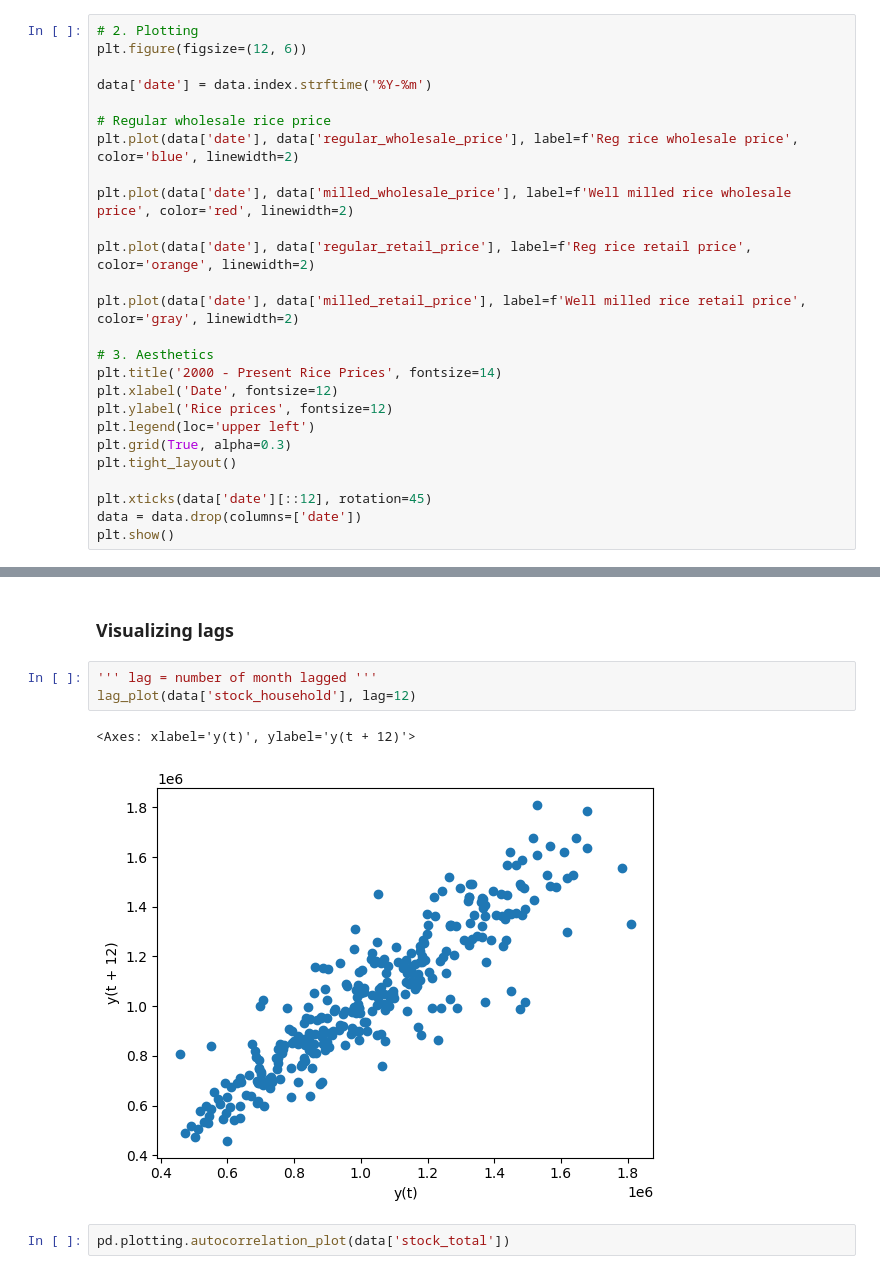
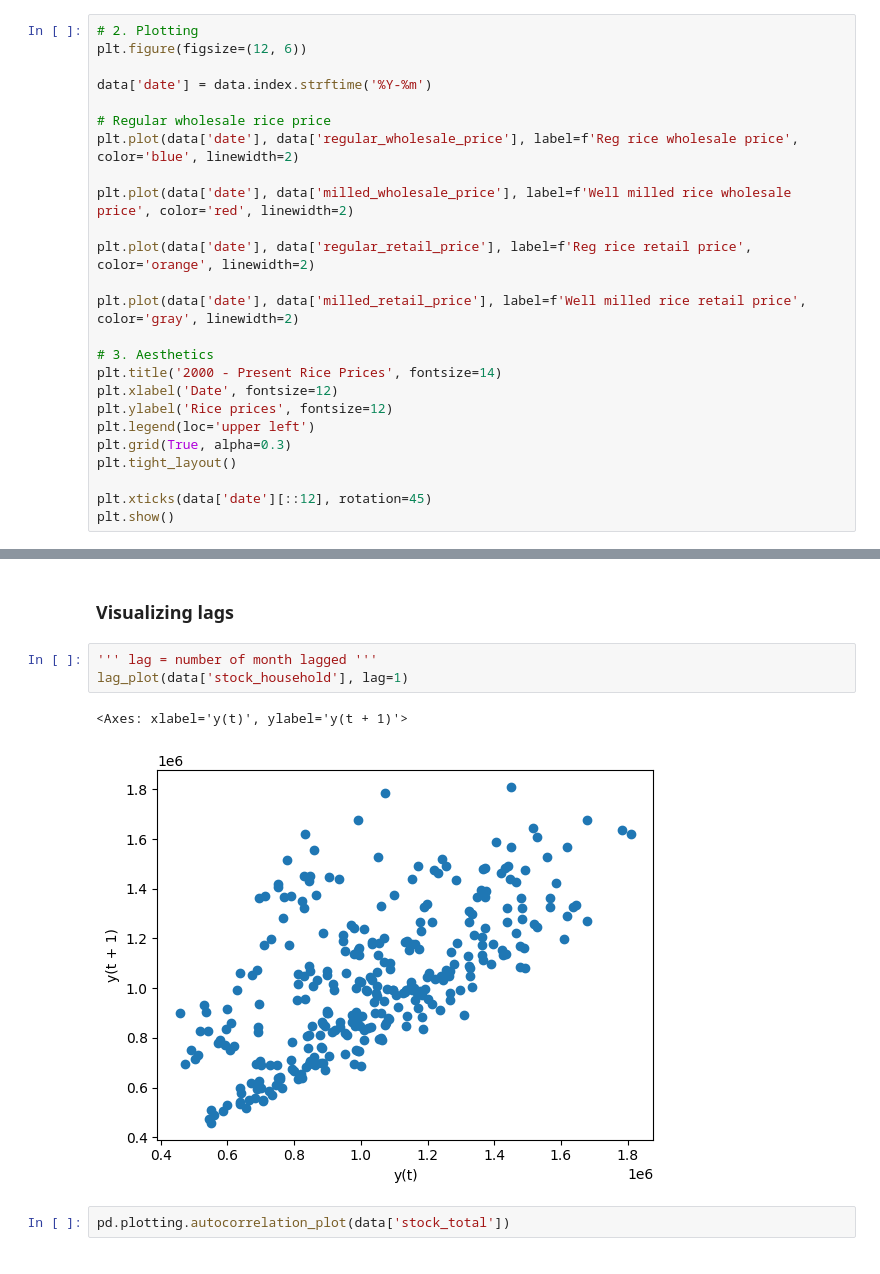
Before and after one commit to emmanresu/Thesis-Keras, a Jupyter notebook: rice_stocks.ipynb, the cells around one changed output, grey strips where cells are left out. Drawn from its saved outputs; the diff is of its cells as text.

```diff
--- a/rice_stocks.ipynb
+++ b/rice_stocks.ipynb
@@ -628,7 +628,6 @@ plt.grid(True, alpha=0.3)
 plt.tight_layout()
 
 plt.xticks(data['date'][::12], rotation=45)
-data = data.drop(columns=['date'])
 plt.show()
 # %% [output]
 [figure]
@@ -636,10 +635,10 @@ plt.show()
 ### Visualizing lags
 # %%
 ''' lag = number of month lagged '''
-lag_plot(data['stock_household'], lag=12)
+lag_plot(data['stock_household'], lag=1)
 # %% [output]
-<Axes: xlabel='y(t)', ylabel='y(t + 12)'>
+<Axes: xlabel='y(t)', ylabel='y(t + 1)'>
-[figure, old version]
+[figure, new version]
 # %%
 pd.plotting.autocorrelation_plot(data['stock_total'])
 # %% [output]
```
Also changed, not shown: parts of 9 cells of this notebook.
